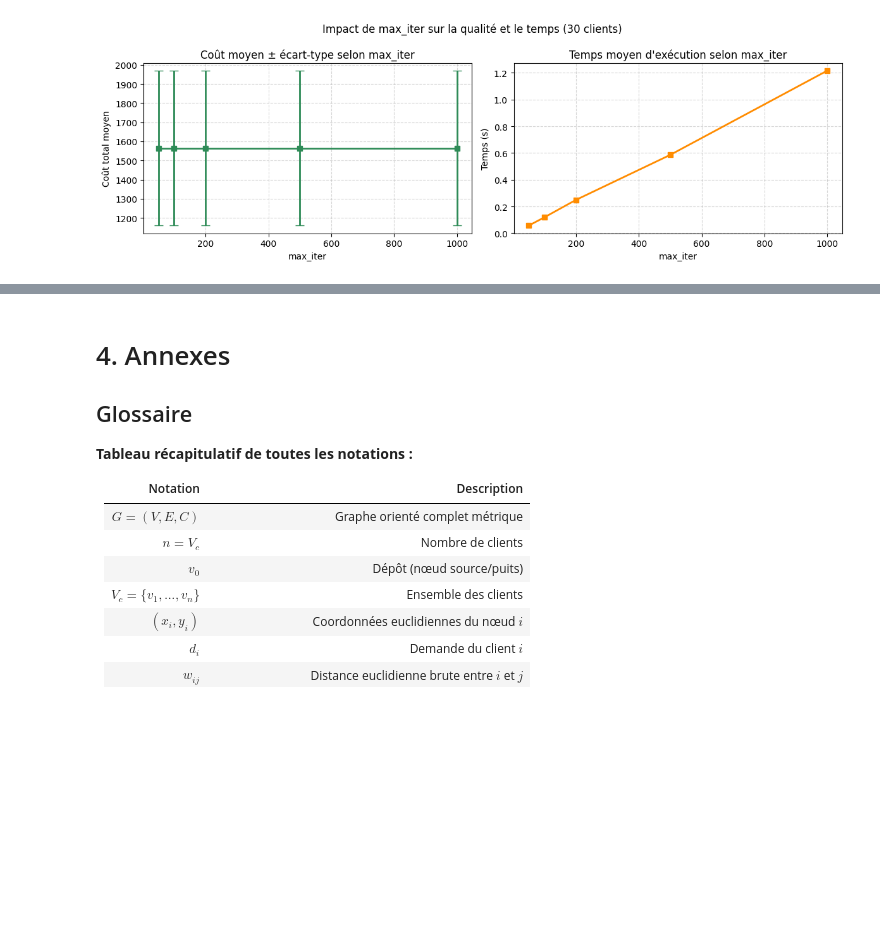
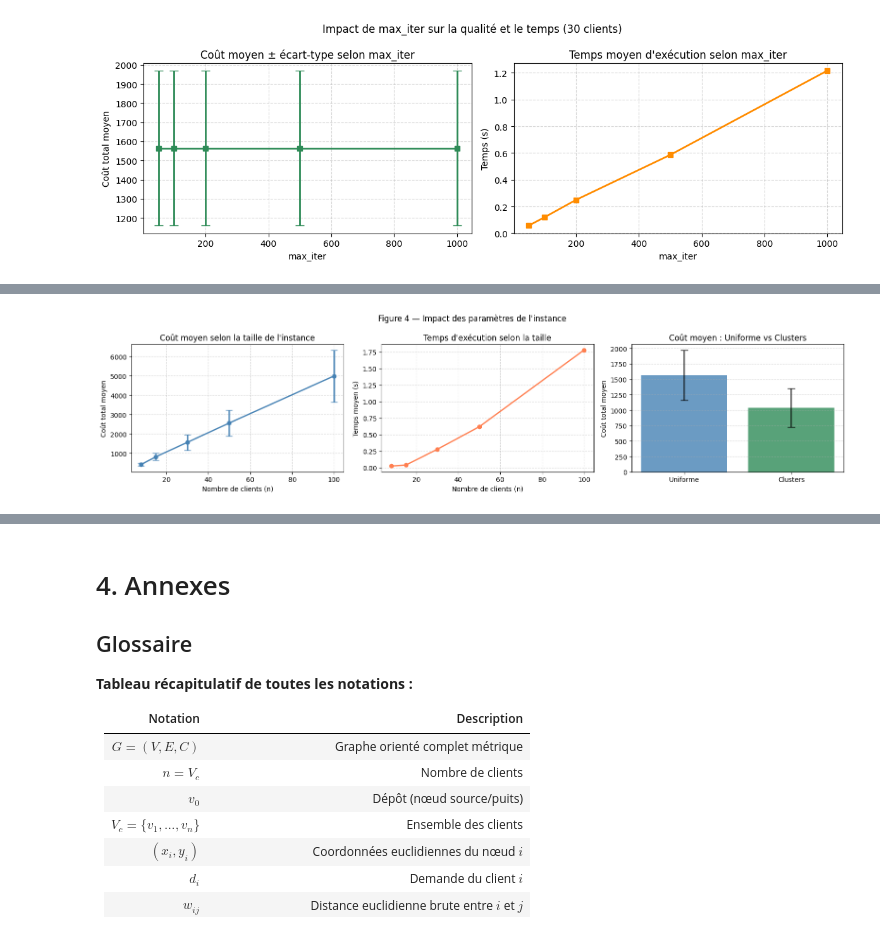
Before and after one commit to LonelyBadeline/CesiCDP, a Jupyter notebook: CesiCDP.ipynb, the cells around one changed output, grey strips where cells are left out. Cells and saved outputs as stored; diff of their text form; code cells hidden in the pictures; blank space fills up the shorter version.

Commit message:
(Implementation) : Study on instance parameter, size of it and spatial distribution

```diff
--- a/CesiCDP.ipynb
+++ b/CesiCDP.ipynb
@@ -1783 +1899,40 @@ On comparera les résultats obtenus sur les trois catégories d'instances (petit
+# %%
+fig, axes = plt.subplots(1, 3, figsize=(16, 4))
+
+# Cost vs Size
+axes[0].errorbar(
+    df_size.index, df_size["Coût moyen"],
+    yerr=df_size["Écart-type coût"],
+    marker='o', capsize=5, color='steelblue', linewidth=2
+)
+axes[0].set_title("Coût moyen selon la taille de l'instance")
+axes[0].set_xlabel("Nombre de clients (n)")
+axes[0].set_ylabel("Coût total moyen")
+axes[0].grid(True, linestyle='--', alpha=0.5)
+
+# Time vs Size
+axes[1].plot(df_size.index, df_size["Temps moyen (s)"],
+             marker='o', color='coral', linewidth=2)
+axes[1].set_title("Temps d'exécution selon la taille")
+axes[1].set_xlabel("Nombre de clients (n)")
+axes[1].set_ylabel("Temps moyen (s)")
+axes[1].grid(True, linestyle='--', alpha=0.5)
+
+# Spatial distribution
+x = np.arange(len(df_distrib))
+bars = axes[2].bar(x, df_distrib["Coût moyen"],
+                   yerr=df_distrib["Écart-type coût"],
+                   color=['steelblue', 'seagreen'], alpha=0.8,
+                   capsize=6)
+axes[2].set_xticks(x)
+axes[2].set_xticklabels(df_distrib.index)
+axes[2].set_title("Coût moyen : Uniforme vs Clusters")
+axes[2].set_ylabel("Coût total moyen")
+axes[2].grid(True, linestyle='--', alpha=0.5, axis='y')
+
+plt.suptitle("Figure 4 — Impact des paramètres de l'instance", fontsize=12)
+plt.tight_layout()
+plt.show()
+# %% [output]
+[figure, added]
 # %% [markdown]
```
Also changed, not shown: parts of 6 cells of this notebook.
